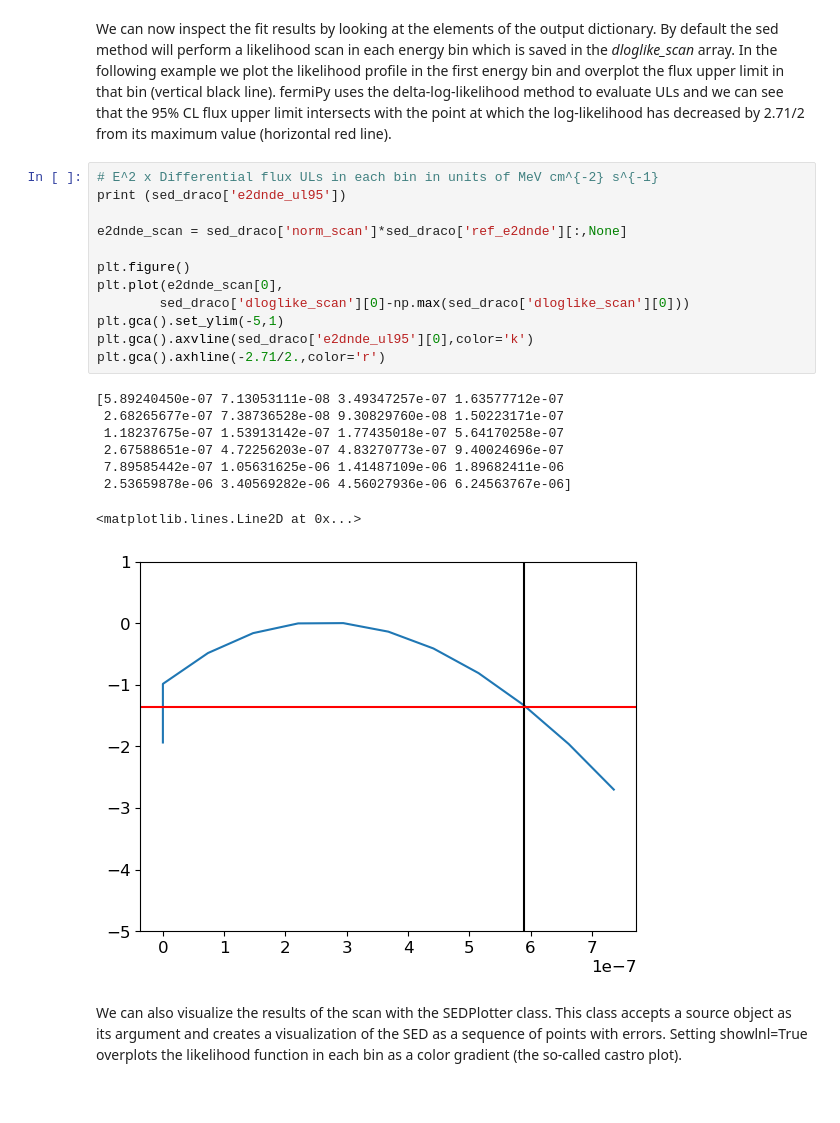
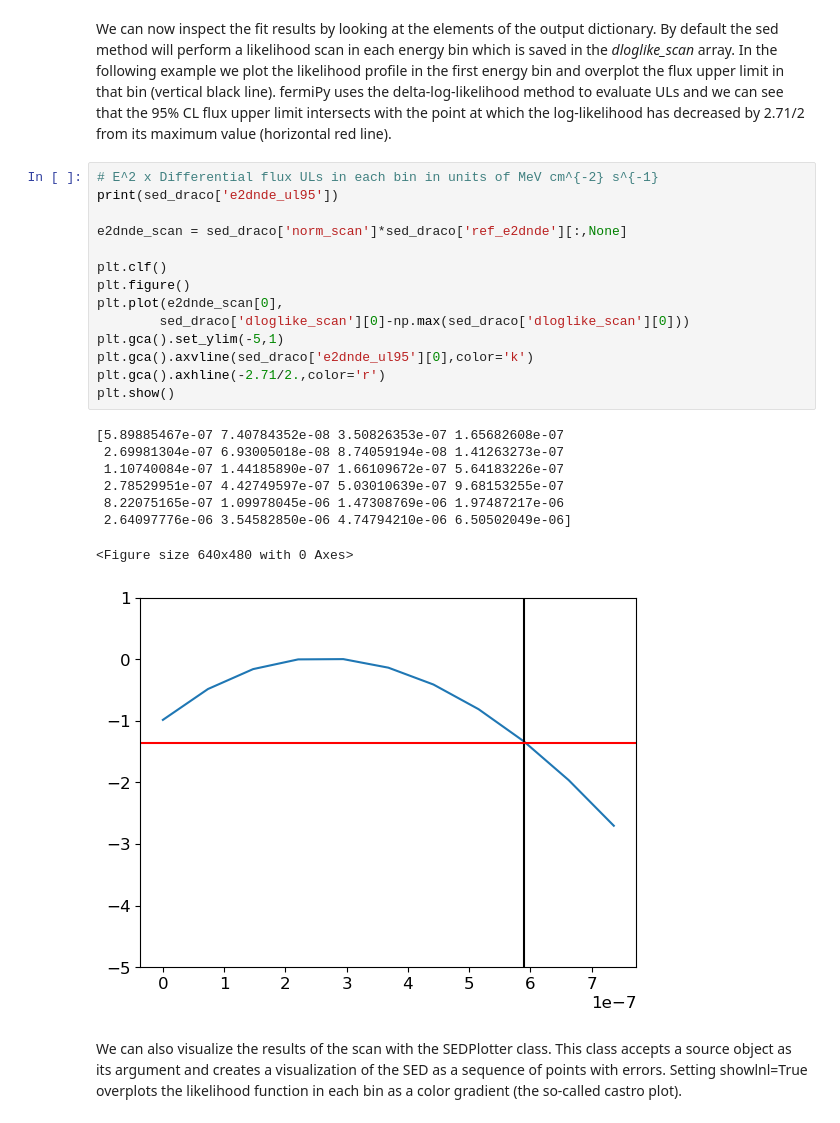
Before and after one commit to fermiPy/fermipy-extra, a Jupyter notebook: notebooks/draco.ipynb, the cells around one changed output. Saved outputs shown, nothing was run; the diff lists cells and outputs as text.

```diff
--- a/notebooks/draco.ipynb
+++ b/notebooks/draco.ipynb
@@ -342,24 +357,26 @@ WARNING: Format %s cannot be mapped to the accepted TDISPn keyword values.  Form
 We can now inspect the fit results by looking at the elements of the output dictionary.  By default the sed method will perform a likelihood scan in each energy bin which is saved in the *dloglike_scan* array.  In the following example we plot the likelihood profile in the first energy bin and overplot the flux upper limit in that bin (vertical black line).  fermiPy uses the delta-log-likelihood method to evaluate ULs and we can see that the 95% CL flux upper limit intersects with the point at which the log-likelihood has decreased by 2.71/2 from its maximum value (horizontal red line).
 # %%
 # E^2 x Differential flux ULs in each bin in units of MeV cm^{-2} s^{-1}
-print (sed_draco['e2dnde_ul95'])
+print(sed_draco['e2dnde_ul95'])
 
 e2dnde_scan = sed_draco['norm_scan']*sed_draco['ref_e2dnde'][:,None]
 
+plt.clf()
 plt.figure()
 plt.plot(e2dnde_scan[0],
         sed_draco['dloglike_scan'][0]-np.max(sed_draco['dloglike_scan'][0]))
 plt.gca().set_ylim(-5,1)
 plt.gca().axvline(sed_draco['e2dnde_ul95'][0],color='k')
 plt.gca().axhline(-2.71/2.,color='r')
+plt.show()
 # %% [output]
-[5.89240450e-07 7.13053111e-08 3.49347257e-07 1.63577712e-07
- 2.68265677e-07 7.38736528e-08 9.30829760e-08 1.50223171e-07
- 1.18237675e-07 1.53913142e-07 1.77435018e-07 5.64170258e-07
- 2.67588651e-07 4.72256203e-07 4.83270773e-07 9.40024696e-07
- 7.89585442e-07 1.05631625e-06 1.41487109e-06 1.89682411e-06
- 2.53659878e-06 3.40569282e-06 4.56027936e-06 6.24563767e-06]
+[5.89885467e-07 7.40784352e-08 3.50826353e-07 1.65682608e-07
+ 2.69981304e-07 6.93005018e-08 8.74059194e-08 1.41263273e-07
+ 1.10740084e-07 1.44185890e-07 1.66109672e-07 5.64183226e-07
+ 2.78529951e-07 4.42749597e-07 5.03010639e-07 9.68153255e-07
+ 8.22075165e-07 1.09978045e-06 1.47308769e-06 1.97487217e-06
+ 2.64097776e-06 3.54582850e-06 4.74794210e-06 6.50502049e-06]
-<matplotlib.lines.Line2D at 0x...>
+<Figure size 640x480 with 0 Axes>
-[figure, old version]
+[figure, new version]
 # %% [markdown]
 We can also visualize the results of the scan with the SEDPlotter class.  This class accepts a source object as its argument and creates a visualization of the SED as a sequence of points with errors.  Setting showlnl=True overplots the likelihood function in each bin as a color gradient (the so-called castro plot).
```
Also changed, not shown: parts of 22 cells of this notebook.
